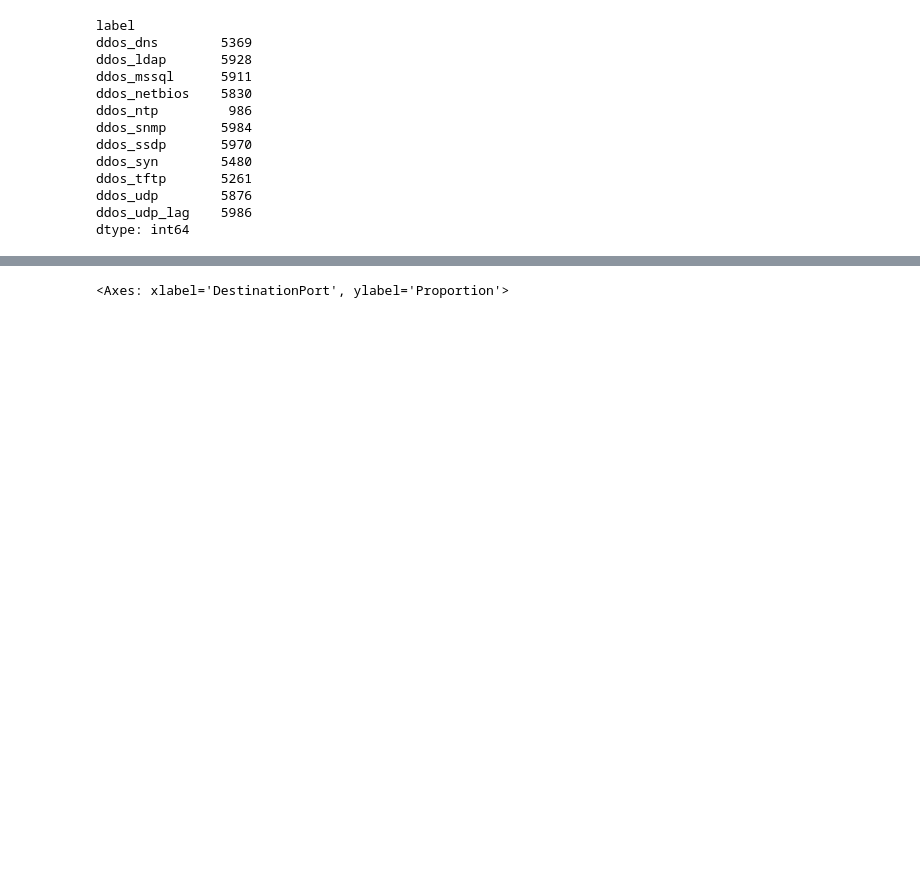
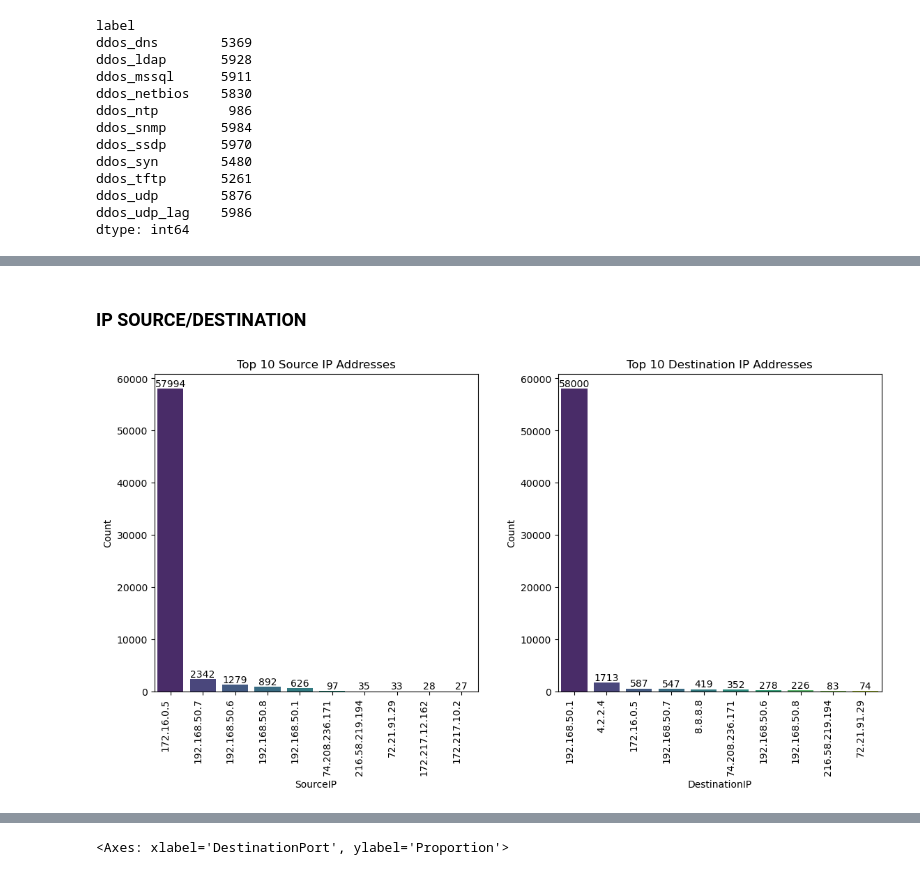
Before and after one commit to alby0304/DDoS_Attacks_Detection-Characterization, a Jupyter notebook: script.ipynb, the cells around one changed output, grey strips where cells are left out. Cells and saved outputs as stored; diff of their text form; code cells hidden in the pictures; blank space fills up the shorter version.

```diff
--- a/script.ipynb
+++ b/script.ipynb
@@ -196,0 +208,48 @@ plt.show()
+# %% [markdown]
+### IP SOURCE/DESTINATION
+# %%
+plt.figure(figsize=(12, 7))
+
+plt.subplot(1,2,1)
+IP_Source_dist = df['SourceIP'].value_counts().head(10)
+IP_Source_dist = pd.DataFrame(IP_Source_dist)
+IP_Source_dist.columns = ['Count']
+ax = sns.barplot(
+    data = IP_Source_dist,
+    x = 'SourceIP',
+    y = 'Count',
+    palette='viridis',
+    hue = 'SourceIP',
+    legend = False
+
+)
+plt.title('Top 10 Source IP Addresses')
+plt.xticks(rotation=90, ha='right')
+
+for p in ax.patches:
+    height = p.get_height()
+    ax.annotate(f'{int(height)}', (p.get_x() + p.get_width() / 2, height), ha='center', va='bottom')
+
+plt.subplot(1,2,2)
+IP_Destination_dist = df['DestinationIP'].value_counts().head(10)
+IP_Destination_dist = pd.DataFrame(IP_Destination_dist)
+IP_Destination_dist.columns = ['Count']
+ax = sns.barplot(
+    data = IP_Destination_dist,
+    x = 'DestinationIP',
+    y = 'Count',
+    palette='viridis',
+    hue = 'DestinationIP',
+    legend = False
+
+)
+plt.xticks(rotation=90, ha='right')
+plt.title('Top 10 Destination IP Addresses')
+
+for p in ax.patches:
+    height = p.get_height()
+    ax.annotate(f'{int(height)}', (p.get_x() + p.get_width() / 2, height), ha='center', va='bottom')
+
+plt.tight_layout(pad=3)
+# %% [output]
+[figure, added]
```
Also changed, not shown: parts of 9 cells of this notebook.
